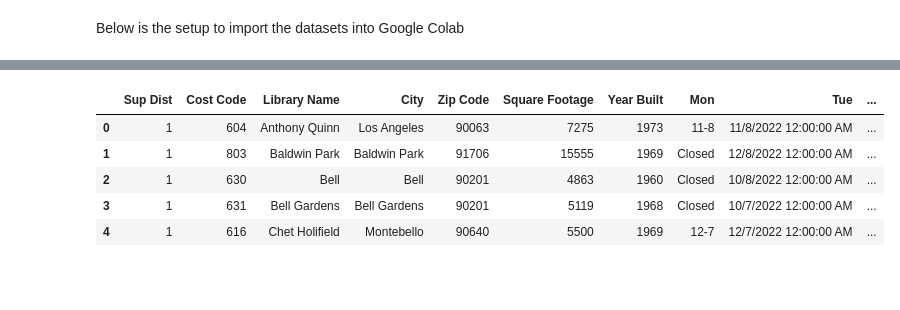
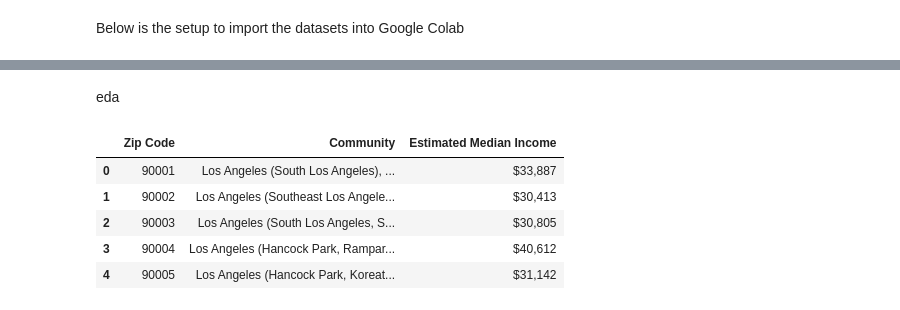
Before and after one commit to heemene/COGS109GROUPA, a Jupyter notebook: COGS109_PROJECT.ipynb, the cells around one changed output, grey strips where cells are left out. Cells and saved outputs as stored; diff of their text form; code cells hidden in the pictures; blank space fills up the shorter version.

```diff
--- a/COGS109_PROJECT.ipynb
+++ b/COGS109_PROJECT.ipynb
@@ -10,14 +18,13 @@ Drive already mounted at /content/drive; to attempt to forcibly remount, call dr
+# %% [markdown]
+eda
 # %%
-import pandas as pd
-
-#library dataset import and check
-file_path = '/content/drive/MyDrive/library.csv'
+file_path = '/content/drive/MyDrive/inczipcity.csv'
 df = pd.read_csv(file_path)
-df.head()  # show the first few rows
+df.head()
 # %% [output]
-|  | Sup Dist | Cost Code | Library Name | City | Zip Code | Square Footage | Year Built | Mon | Tue | ... |
-| 0 | 1 | 604 | Anthony Quinn | Los Angeles | 90063 | 7275 | 1973 | 11-8 | 11/8/2022 12:00:00 AM | ... |
-| 1 | 1 | 803 | Baldwin Park | Baldwin Park | 91706 | 15555 | 1969 | Closed | 12/8/2022 12:00:00 AM | ... |
-| 2 | 1 | 630 | Bell | Bell | 90201 | 4863 | 1960 | Closed | 10/8/2022 12:00:00 AM | ... |
-| 3 | 1 | 631 | Bell Gardens | Bell Gardens | 90201 | 5119 | 1968 | Closed | 10/7/2022 12:00:00 AM | ... |
-| 4 | 1 | 616 | Chet Holifield | Montebello | 90640 | 5500 | 1969 | 12-7 | 12/7/2022 12:00:00 AM | ... |
+|  | Zip Code | Community | Estimated Median Income |
+| 0 | 90001 | Los Angeles (South Los Angeles), ... | $33,887 |
+| 1 | 90002 | Los Angeles (Southeast Los Angele... | $30,413 |
+| 2 | 90003 | Los Angeles (South Los Angeles, S... | $30,805 |
+| 3 | 90004 | Los Angeles (Hancock Park, Rampar... | $40,612 |
+| 4 | 90005 | Los Angeles (Hancock Park, Koreat... | $31,142 |
```
Also changed, not shown: parts of 16 cells of this notebook.
